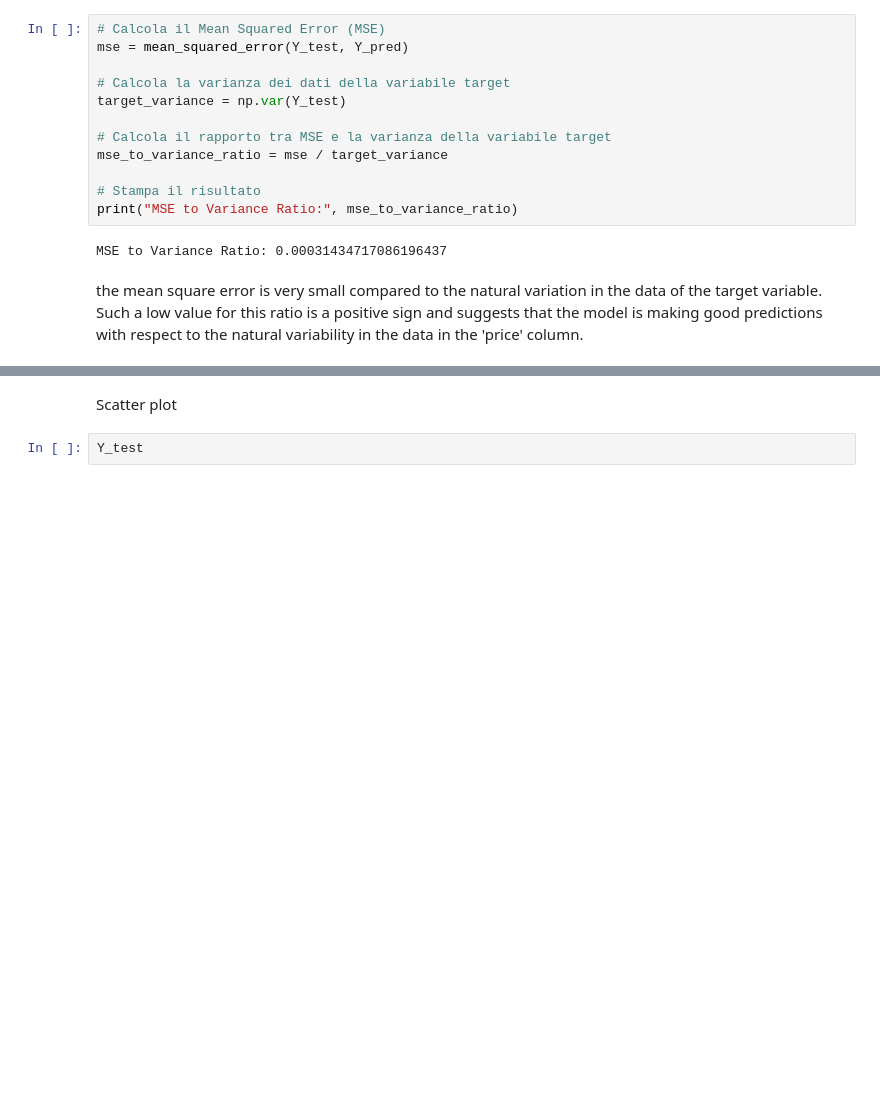
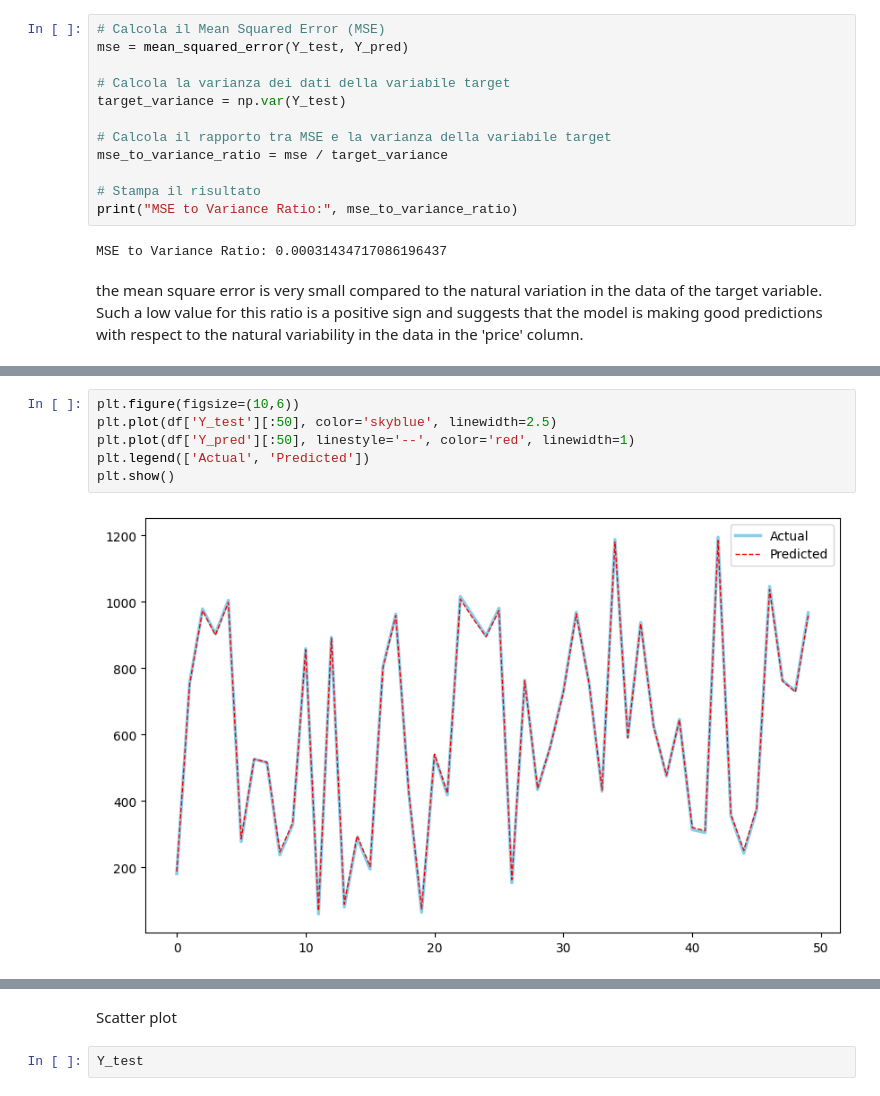
Before and after one commit to AnnaBicelli/Airbnb_Open_Data_project, a Jupyter notebook: Modeling_Airbnb_project.ipynb, the cells around one changed output, grey strips where cells are left out. Drawn from its saved outputs; the diff is of its cells as text; blank space fills up the shorter version.

```diff
--- a/Modeling_Airbnb_project.ipynb
+++ b/Modeling_Airbnb_project.ipynb
@@ -486 +477,9 @@ df.head(10)
+# %%
+plt.figure(figsize=(10,6))
+plt.plot(df['Y_test'][:50], color='skyblue', linewidth=2.5)
+plt.plot(df['Y_pred'][:50], linestyle='--', color='red', linewidth=1)
+plt.legend(['Actual', 'Predicted'])
+plt.show()
+# %% [output]
+[figure, added]
 # %%
```
Also changed, not shown: parts of 8 cells of this notebook.
